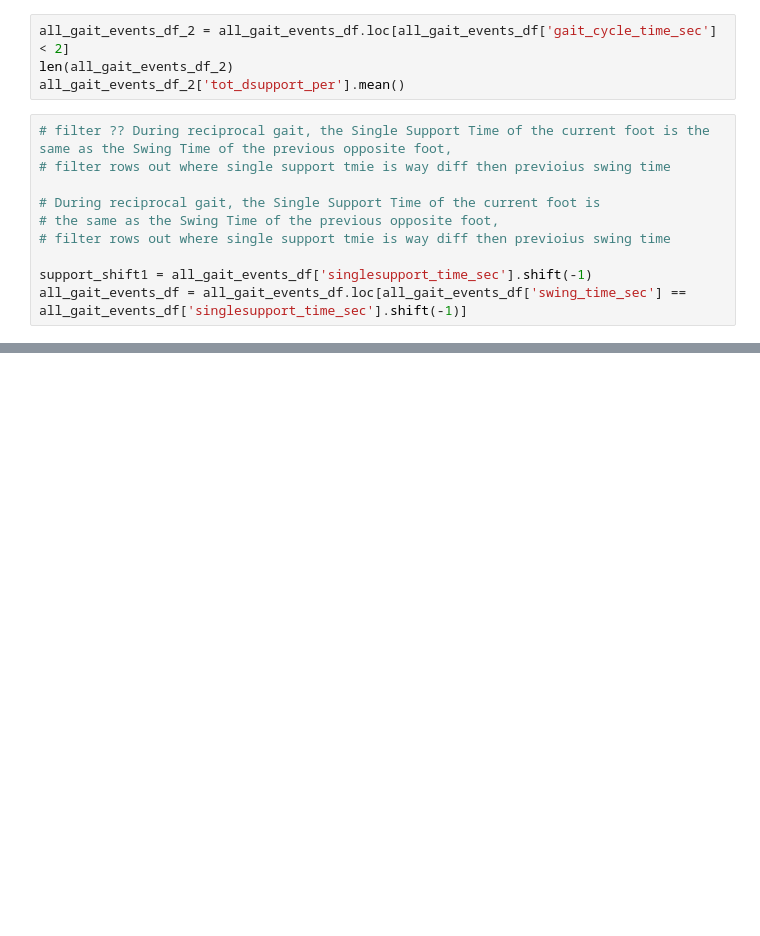
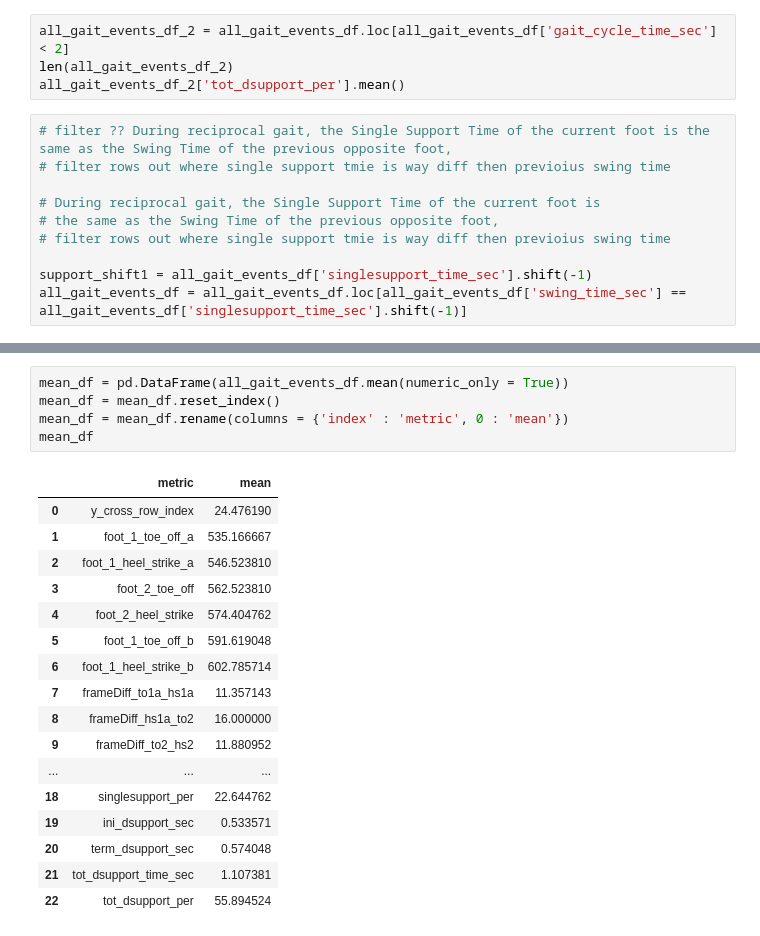
Before and after one commit to UCSF-MSLAB/HomeVideoAnalysis, a Jupyter notebook: megan_sandbox/gait_events/test_hip_heel_dist_2.ipynb, the cells around one changed output, grey strips where cells are left out. Drawn from its saved outputs; the diff is of its cells as text; blank space fills up the shorter version.

```diff
--- a/megan_sandbox/gait_events/test_hip_heel_dist_2.ipynb
+++ b/megan_sandbox/gait_events/test_hip_heel_dist_2.ipynb
@@ -573,0 +599,23 @@ all_gait_events_df = all_gait_events_df.loc[all_gait_events_df['swing_time_sec']
+# %%
+mean_df = pd.DataFrame(all_gait_events_df.mean(numeric_only = True))
+mean_df = mean_df.reset_index()
+mean_df = mean_df.rename(columns = {'index' : 'metric', 0 : 'mean'})
+mean_df
+# %% [output]
+|  | metric | mean |
+| 0 | y_cross_row_index | 24.476190 |
+| 1 | foot_1_toe_off_a | 535.166667 |
+| 2 | foot_1_heel_strike_a | 546.523810 |
+| 3 | foot_2_toe_off | 562.523810 |
+| 4 | foot_2_heel_strike | 574.404762 |
+| 5 | foot_1_toe_off_b | 591.619048 |
+| 6 | foot_1_heel_strike_b | 602.785714 |
+| 7 | frameDiff_to1a_hs1a | 11.357143 |
+| 8 | frameDiff_hs1a_to2 | 16.000000 |
+| 9 | frameDiff_to2_hs2 | 11.880952 |
+| ... | ... | ... |
+| 18 | singlesupport_per | 22.644762 |
+| 19 | ini_dsupport_sec | 0.533571 |
+| 20 | term_dsupport_sec | 0.574048 |
+| 21 | tot_dsupport_time_sec | 1.107381 |
+| 22 | tot_dsupport_per | 55.894524 |
```
Also changed, not shown: parts of 7 cells of this notebook, 1 other file.
